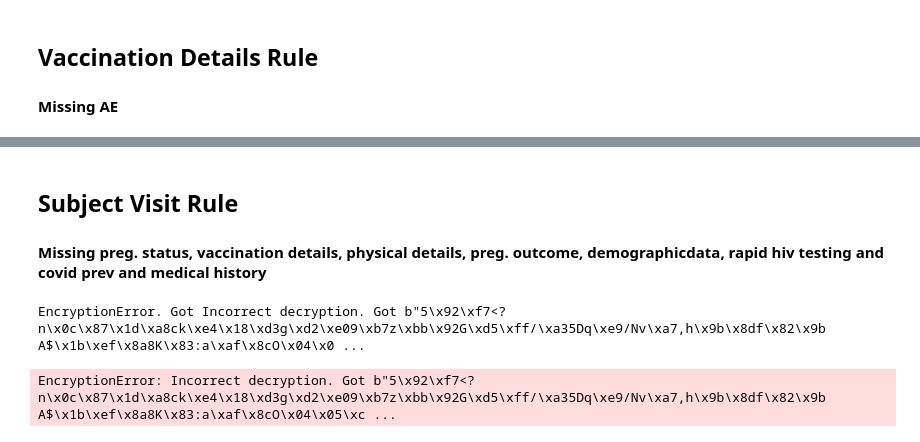
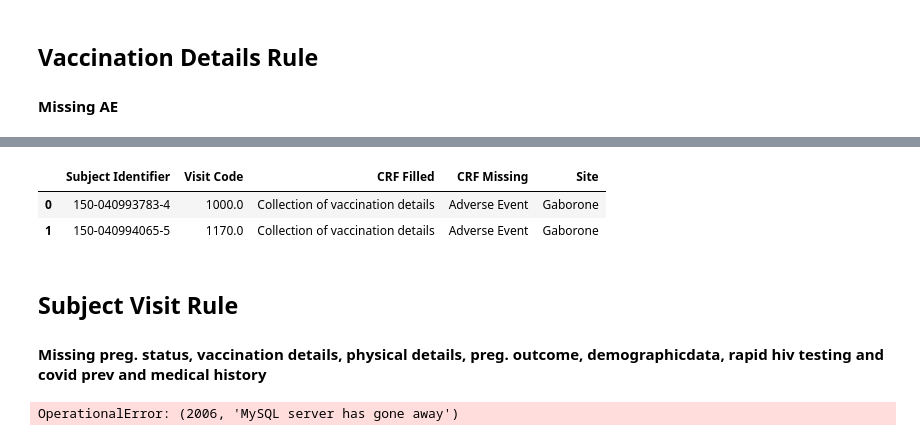
Before and after one commit to covid19-vaccine/vaccine, a Jupyter notebook: notebooks/missing_crfs_based_on_metadata_rules.ipynb, the cells around one changed output, grey strips where cells are left out. Saved outputs shown, nothing was run; the diff lists cells and outputs as text; code cells hidden in the pictures.

```diff
--- a/notebooks/missing_crfs_based_on_metadata_rules.ipynb
+++ b/notebooks/missing_crfs_based_on_metadata_rules.ipynb
@@ -206,5 +300,9 @@ EncryptionError: Incorrect decryption. Got b"Q\xd2\xb4\x04L\x1f\x98\xe2\xac\xfaa
 # %%
-missing_ae
+table(missing_ae, AdverseEvent._meta.verbose_name)
+# %% [output]
+|  | Subject Identifier | Visit Code | CRF Filled | CRF Missing | Site |
+| 0 | 150-040993783-4 | 1000.0 | Collection of vaccination details | Adverse Event | Gaborone |
+| 1 | 150-040994065-5 | 1170.0 | Collection of vaccination details | Adverse Event | Gaborone |
 # %% [markdown]
 ## Subject Visit Rule
 #### Missing preg. status, vaccination details, physical details, preg. outcome, demographicdata, rapid hiv testing and covid prev and medical history
@@ -213,8 +311,10 @@ missing_ae
 subject_visits = SubjectVisit.objects.filter(site_id__in=site_ids)
 
 missing_pregnancy = []
+missing_medical_history = []
 missing_covid_symptoms = []
 missing_preg_outcome = []
+missing_hiv_rapid_tests = []
 missing_new_participants = []
 
 for visit in subject_visits:
@@ -237,7 +337,7 @@ for visit in subject_visits:
         vaccination_details_exist = VaccinationDetails.objects.filter(subject_visit=visit).exists()
 
         if not phyisical_exam_exists:
-            missing_covid_symptoms.append(f'{subject_visits} - physicalexam')
+            missing_covid_symptoms.append(subject_visits)
 
         if not vaccination_details_exist:
             missing_covid_symptoms.append(f'{subject_visits} - vaccinationdetails')
@@ -258,13 +358,12 @@ for visit in subject_visits:
             missing_pregnancy.append(f'{subject_visits} - demographicsdata')
 
         if not rapid_hiv_exists:
-            missing_pregnancy.append(f'{subject_visits} - rapidhivtesting')
+            missing_hiv_rapid_tests.append(f'{subject_visits} - rapidhivtesting')
 
         if not covid_b_exists:
-            missing_pregnancy.append(f'{subject_visits} - covid19preventativebehaviours')
+            missing_covid_symptoms.append(f'{subject_visits} - covid19preventativebehaviours')
 
         if not medicah_hx_exists:
-            missing_pregnancy.append(f'{subject_visits} - medicalhistory')
+            missing_medical_history.append(f'{subject_visits} - medicalhistory')
 # %% [output]
-EncryptionError. Got Incorrect decryption. Got b"5\x92\xf7<?n\x0c\x87\x1d\xa8ck\xe4\x18\xd3g\xd2\xe09\xb7z\xbb\x92G\xd5\xff/\xa35Dq\xe9/Nv\xa7,h\x9b\x8df\x82\x9b A$\x1b\xef\x8a8K\x83:a\xaf\x8cO\x04\x0 ...
+OperationalError: (2006, 'MySQL server has gone away')
-EncryptionError: Incorrect decryption. Got b"5\x92\xf7<?n\x0c\x87\x1d\xa8ck\xe4\x18\xd3g\xd2\xe09\xb7z\xbb\x92G\xd5\xff/\xa35Dq\xe9/Nv\xa7,h\x9b\x8df\x82\x9b A$\x1b\xef\x8a8K\x83:a\xaf\x8cO\x04\x05\xc ...
```
Also changed, not shown: parts of 11 cells of this notebook.
